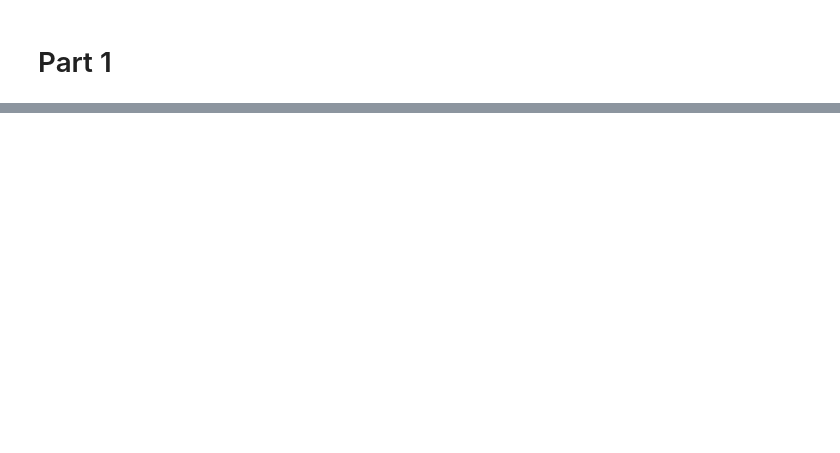
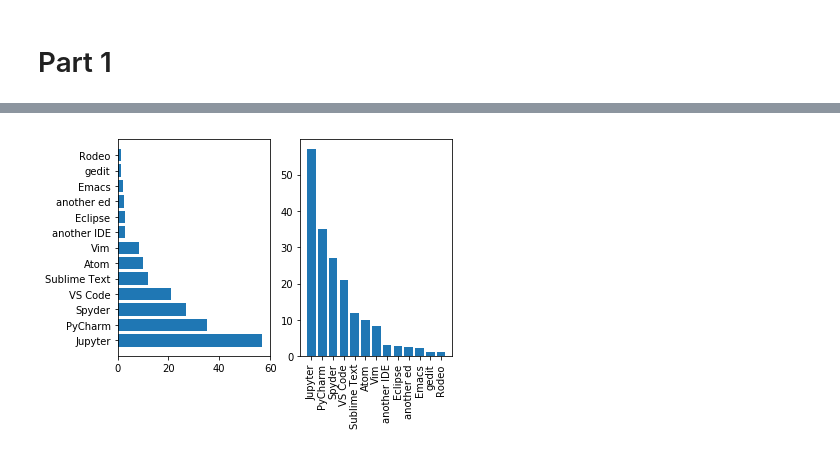
Before and after one commit to dslachar/data-vis, a Jupyter notebook: assignments/assignment2/assignment2.ipynb, the cells around one changed output, grey strips where cells are left out. Drawn from its saved outputs; the diff is of its cells as text; code cells hidden in the pictures; blank space fills up the shorter version.

```diff
--- a/assignments/assignment2/assignment2.ipynb
+++ b/assignments/assignment2/assignment2.ipynb
@@ -41,0 +42,3 @@ ValueError: left cannot be >= right
+# %%
+df_py_ide = pd.read_csv('py_ide2.csv')
+df_py_ide
@@ -41,0 +63,11 @@ ValueError: left cannot be >= right
+# %%
+fig2, axs2 = plt.subplots(1,2)
+
+height = df_py_ide['Adoption']
+bars = df_py_ide['IDE']
+axs2[0].barh(bars,height)
+axs2[1].bar(bars,height)
+plt.xticks(rotation='vertical')
+plt.show()
+# %% [output]
+[figure, added]
```
Also changed, not shown: parts of 7 cells of this notebook, 1 other file.
